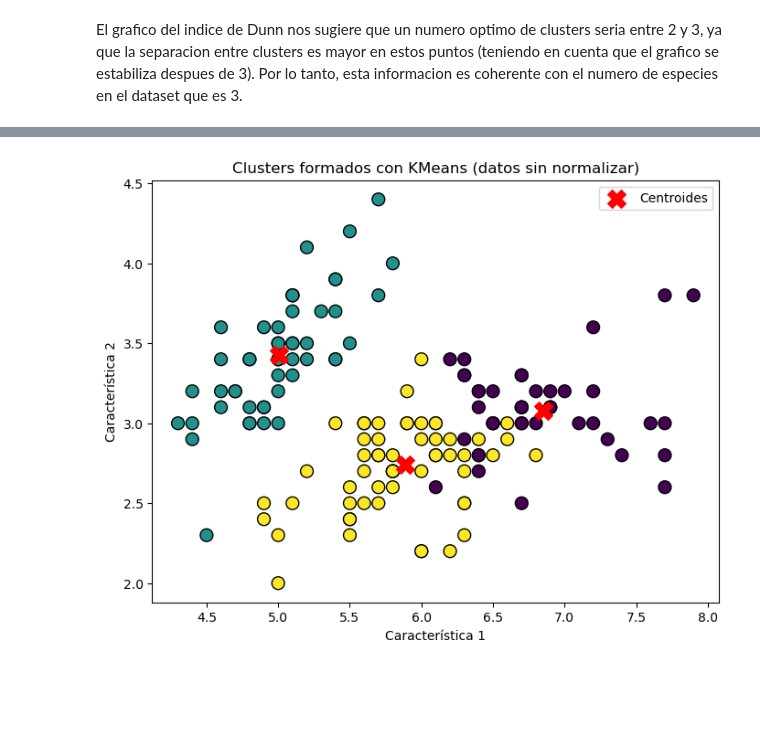
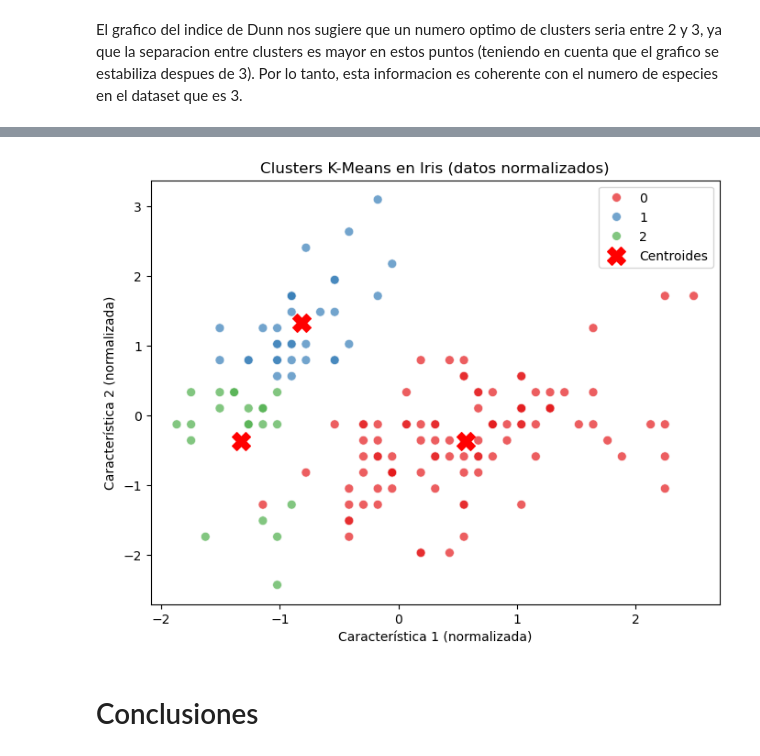
Before and after one commit to TheMaorba/DataMining, a Jupyter notebook: Tarea6/Taller6-Parte1.ipynb, the cells around one changed output, grey strips where cells are left out. Drawn from its saved outputs; the diff is of its cells as text; code cells hidden in the pictures; blank space fills up the shorter version.

Commit message:
Cambios punto 3

```diff
--- a/Tarea6/Taller6-Parte1.ipynb
+++ b/Tarea6/Taller6-Parte1.ipynb
@@ -150,10 +222,11 @@ El grafico del indice de Dunn nos sugiere que un numero optimo de clusters seria
 # %%
 # KMeans con datos normalizados X_scaled
-
+start = time.time()
 kmeans = KMeans(n_clusters=3, random_state=42)
 kmeans.fit(X_scaled)
+
 labels = kmeans.labels_
 centroids = kmeans.cluster_centers_
-print("Etiquetas de los clusters:", labels)
-print("Centroides de los clusters:", centroids)
+end = time.time()
+print("Tiempo de iteración:", end - start, "segundos")
 # %% [output]
@@ -209,12 +234,33 @@ Centroides de los clusters (sin normalizar): [[6.85384615 3.07692308 5.71538462
-# %%
-# Graficar scatter plot de los clusters formados con kmeans teniendo los datos sin normalizar
-plt.figure(figsize=(8, 6))
-plt.scatter(X[:, 0], X[:, 1], c=labels, cmap='viridis', marker='o', edgecolor='k', s=100)
-plt.scatter(centroids[:, 0], centroids[:, 1], c='red', marker='X', s=200, label='Centroides')
-plt.xlabel('Característica 1')
-plt.ylabel('Característica 2')
-plt.title('Clusters formados con KMeans (datos sin normalizar)')
-plt.legend()
-plt.show()
-# %% [output]
-[figure, removed]
+# %%
+# Vamos a graficar usando solo dos dimensiones (por ejemplo, las dos primeras columnas)
+plt.figure(figsize=(8,6))
+
+# Dibujar los puntos, coloreados según el cluster asignado
+sns.scatterplot(
+    x=X_scaled[:, 0],
+    y=X_scaled[:, 1],
+    hue=labels,
+    palette="Set1",
+    s=50,
+    alpha=0.7
+)
+
+# Dibujar los centroides
+plt.scatter(
+    centroids[:, 0],
+    centroids[:, 1],
+    c="red",
+    s=200,
+    marker="X",
+    label="Centroides"
+)
+
+plt.title("Clusters K-Means en Iris (datos normalizados)")
+plt.xlabel("Característica 1 (normalizada)")
+plt.ylabel("Característica 2 (normalizada)")
+plt.legend()
+plt.show()
+# %% [output]
+[figure, added]
+# %% [markdown]
+# Conclusiones
```
Also changed, not shown: parts of 41 cells of this notebook.
